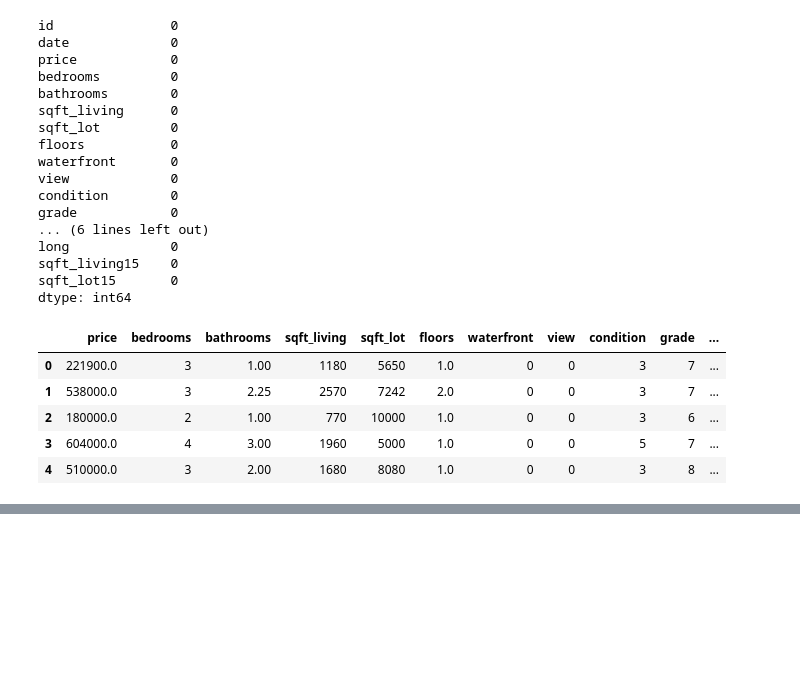
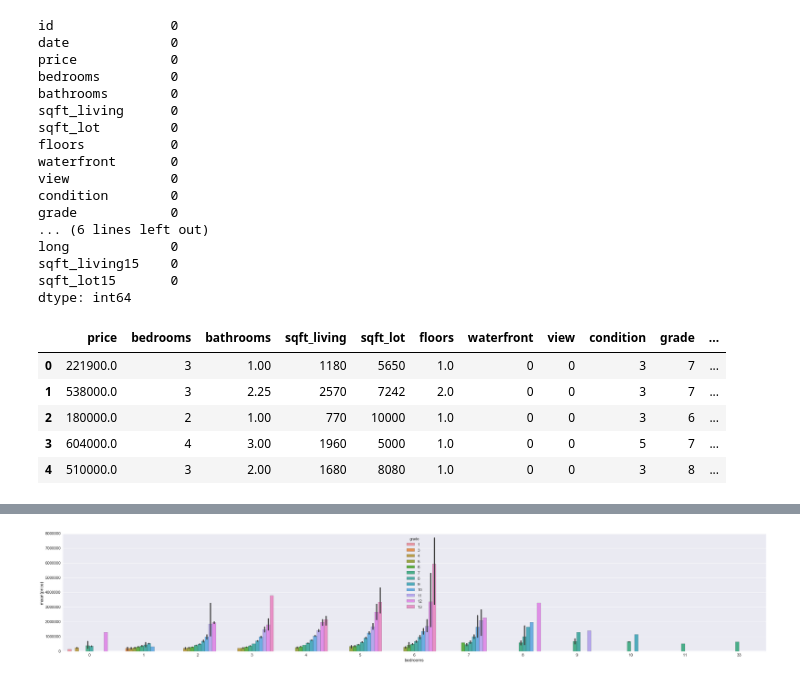
Before and after one commit to farisology/MachineLearningArabic, a Jupyter notebook: house sales project/kc_house_data/house sales project.ipynb, the cells around one changed output, grey strips where cells are left out. Saved outputs shown, nothing was run; the diff lists cells and outputs as text; code cells hidden in the pictures; blank space fills up the shorter version.

```diff
--- a/house sales project/kc_house_data/house sales project.ipynb
+++ b/house sales project/kc_house_data/house sales project.ipynb
@@ -84,0 +91,5 @@ sb.stripplot(x="yr_built", y="bedrooms", data=df);
+# %%
+plt.figure(figsize=(48, 8))
+sb.barplot(x="bedrooms", y="price", hue="grade", data=df);
+# %% [output]
+[figure, added]
```
Also changed, not shown: parts of 2 cells of this notebook.
